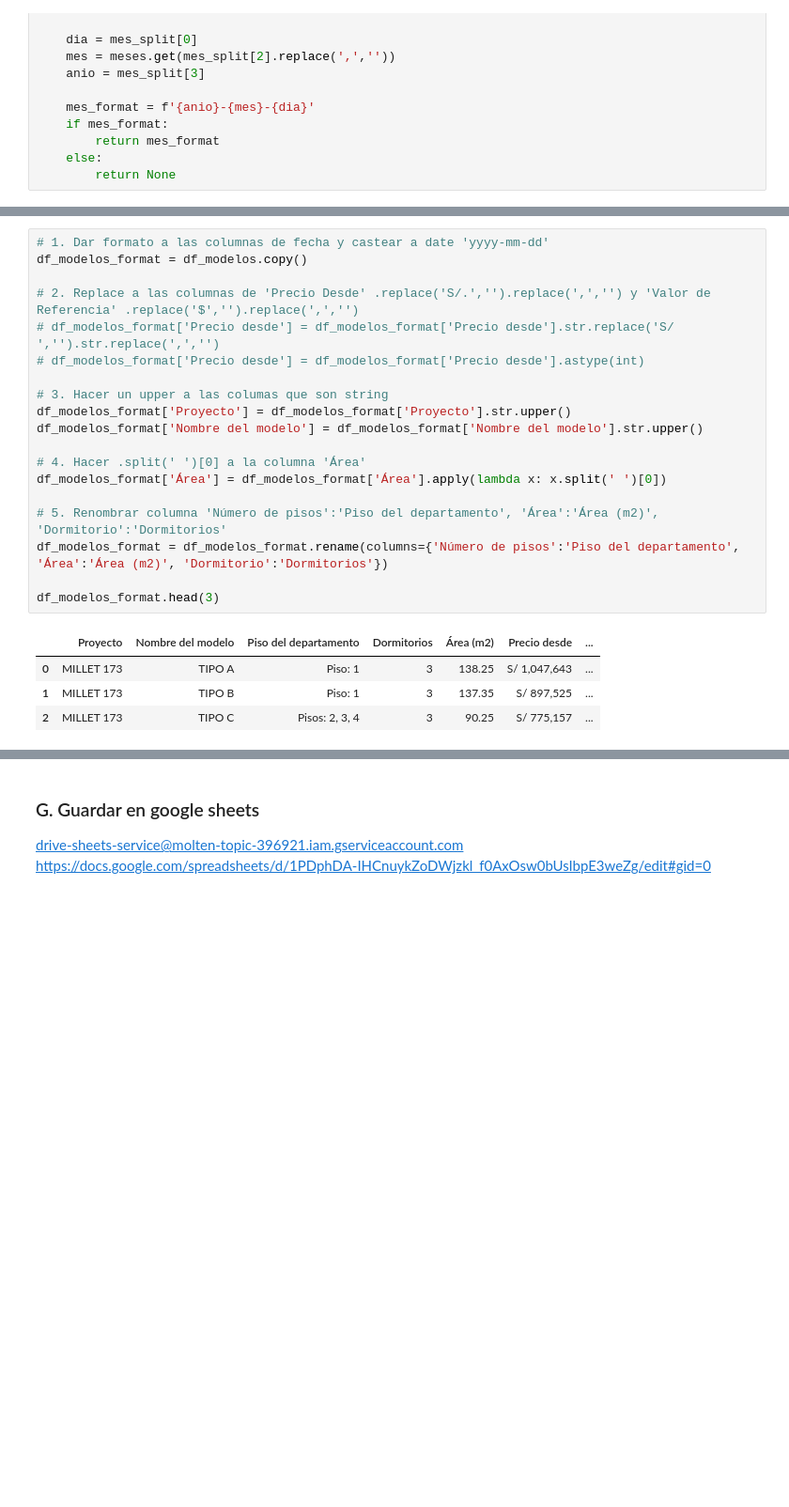
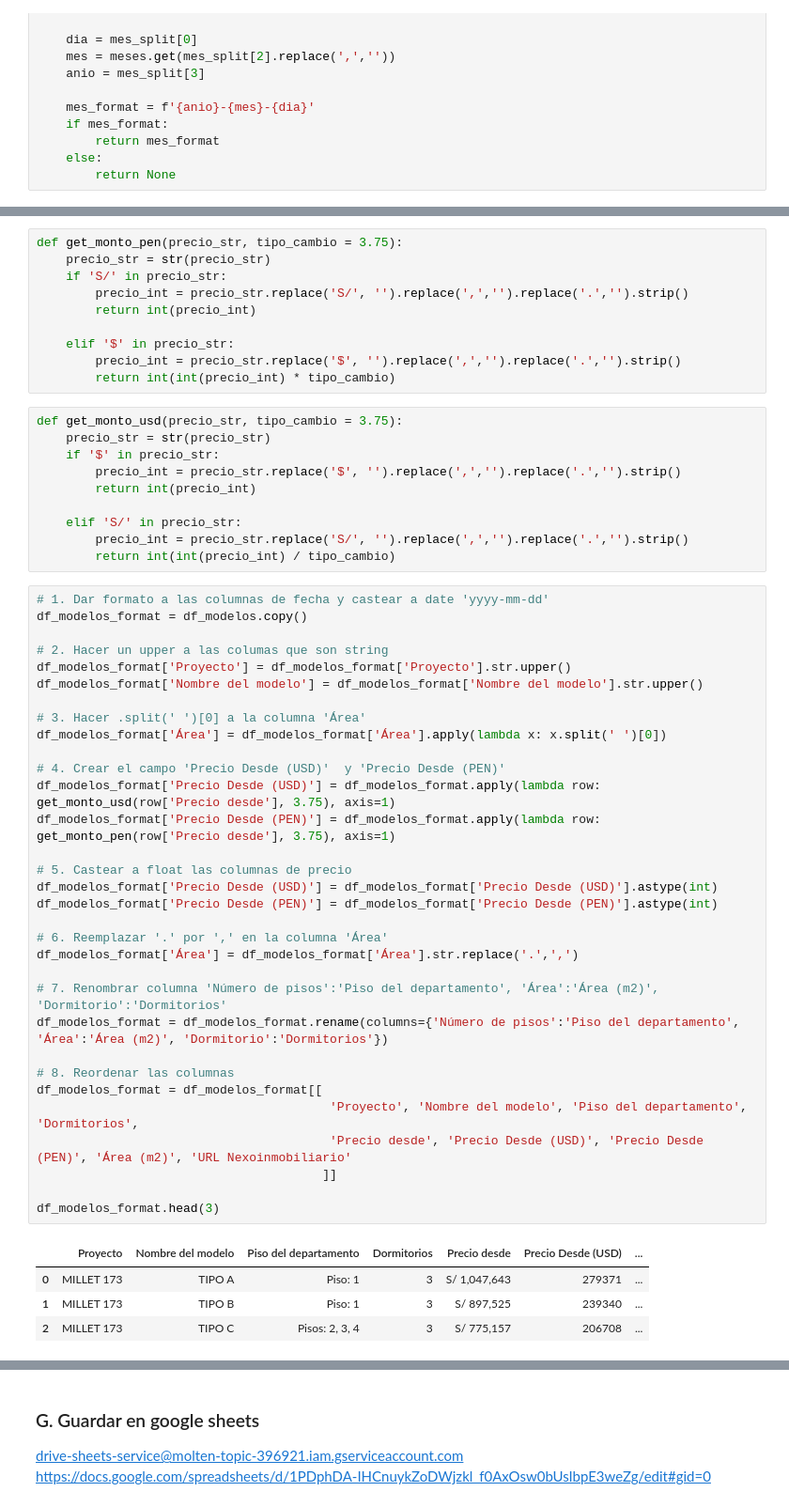
Before and after one commit to NahumFGz/NexoInmobiliarioScrapper, a Jupyter notebook: v2 - Scrapp.ipynb, the cells around one changed output, grey strips where cells are left out. Shown at 94% size. Cells and saved outputs as stored; diff of their text form; blank space fills up the shorter version.

Commit message:
casteo y formateo de gsheets

```diff
--- a/v2 - Scrapp.ipynb
+++ b/v2 - Scrapp.ipynb
@@ -495,27 +504,60 @@ dtype: object
+# %%
+def get_monto_pen(precio_str, tipo_cambio = 3.75):
+    precio_str = str(precio_str)
+    if 'S/' in precio_str:
+        precio_int = precio_str.replace('S/', '').replace(',','').replace('.','').strip()
+        return int(precio_int)
+
+    elif '$' in precio_str:
+        precio_int = precio_str.replace('$', '').replace(',','').replace('.','').strip()
+        return int(int(precio_int) * tipo_cambio)
+# %%
+def get_monto_usd(precio_str, tipo_cambio = 3.75):
+    precio_str = str(precio_str)
+    if '$' in precio_str:
+        precio_int = precio_str.replace('$', '').replace(',','').replace('.','').strip()
+        return int(precio_int)
+
+    elif 'S/' in precio_str:
+        precio_int = precio_str.replace('S/', '').replace(',','').replace('.','').strip()
+        return int(int(precio_int) / tipo_cambio)
 # %%
 # 1. Dar formato a las columnas de fecha y castear a date 'yyyy-mm-dd'
 df_modelos_format = df_modelos.copy()
 
-# 2. Replace a las columnas de 'Precio Desde' .replace('S/.','').replace(',','') y 'Valor de Referencia' .replace('$','').replace(',','')
-# df_modelos_format['Precio desde'] = df_modelos_format['Precio desde'].str.replace('S/ ','').str.replace(',','')
-# df_modelos_format['Precio desde'] = df_modelos_format['Precio desde'].astype(int)
-
-# 3. Hacer un upper a las columas que son string
+# 2. Hacer un upper a las columas que son string
 df_modelos_format['Proyecto'] = df_modelos_format['Proyecto'].str.upper()
 df_modelos_format['Nombre del modelo'] = df_modelos_format['Nombre del modelo'].str.upper()
 
-# 4. Hacer .split(' ')[0] a la columna 'Área'
+# 3. Hacer .split(' ')[0] a la columna 'Área'
 df_modelos_format['Área'] = df_modelos_format['Área'].apply(lambda x: x.split(' ')[0])
 
-# 5. Renombrar columna 'Número de pisos':'Piso del departamento', 'Área':'Área (m2)', 'Dormitorio':'Dormitorios'
+# 4. Crear el campo 'Precio Desde (USD)'  y 'Precio Desde (PEN)'
+df_modelos_format['Precio Desde (USD)'] = df_modelos_format.apply(lambda row: get_monto_usd(row['Precio desde'], 3.75), axis=1)
+df_modelos_format['Precio Desde (PEN)'] = df_modelos_format.apply(lambda row: get_monto_pen(row['Precio desde'], 3.75), axis=1)
+
+# 5. Castear a float las columnas de precio
+df_modelos_format['Precio Desde (USD)'] = df_modelos_format['Precio Desde (USD)'].astype(int)
+df_modelos_format['Precio Desde (PEN)'] = df_modelos_format['Precio Desde (PEN)'].astype(int)
+
+# 6. Reemplazar '.' por ',' en la columna 'Área'
+df_modelos_format['Área'] = df_modelos_format['Área'].str.replace('.',',')
+
+# 7. Renombrar columna 'Número de pisos':'Piso del departamento', 'Área':'Área (m2)', 'Dormitorio':'Dormitorios'
 df_modelos_format = df_modelos_format.rename(columns={'Número de pisos':'Piso del departamento', 'Área':'Área (m2)', 'Dormitorio':'Dormitorios'})
 
+# 8. Reordenar las columnas
+df_modelos_format = df_modelos_format[[
+                                        'Proyecto', 'Nombre del modelo', 'Piso del departamento', 'Dormitorios',
+                                        'Precio desde', 'Precio Desde (USD)', 'Precio Desde (PEN)', 'Área (m2)', 'URL Nexoinmobiliario'
+                                       ]]
+
 df_modelos_format.head(3)
 # %% [output]
-|  | Proyecto | Nombre del modelo | Piso del departamento | Dormitorios | Área (m2) | Precio desde | ... |
-| 0 | MILLET 173 | TIPO A | Piso: 1 | 3 | 138.25 | S/ 1,047,643 | ... |
-| 1 | MILLET 173 | TIPO B | Piso: 1 | 3 | 137.35 | S/ 897,525 | ... |
-| 2 | MILLET 173 | TIPO C | Pisos: 2, 3, 4 | 3 | 90.25 | S/ 775,157 | ... |
+|  | Proyecto | Nombre del modelo | Piso del departamento | Dormitorios | Precio desde | Precio Desde (USD) | ... |
+| 0 | MILLET 173 | TIPO A | Piso: 1 | 3 | S/ 1,047,643 | 279371 | ... |
+| 1 | MILLET 173 | TIPO B | Piso: 1 | 3 | S/ 897,525 | 239340 | ... |
+| 2 | MILLET 173 | TIPO C | Pisos: 2, 3, 4 | 3 | S/ 775,157 | 206708 | ... |
 # %%
 df_modelos_format.dtypes
 # %% [output]
```
Also changed, not shown: parts of 16 cells of this notebook.
